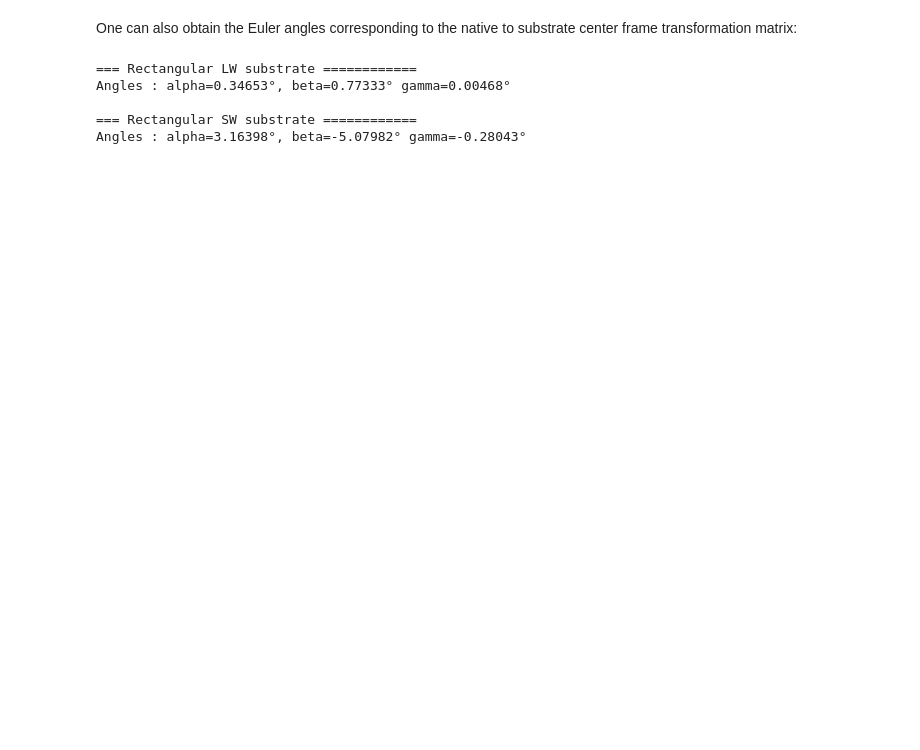
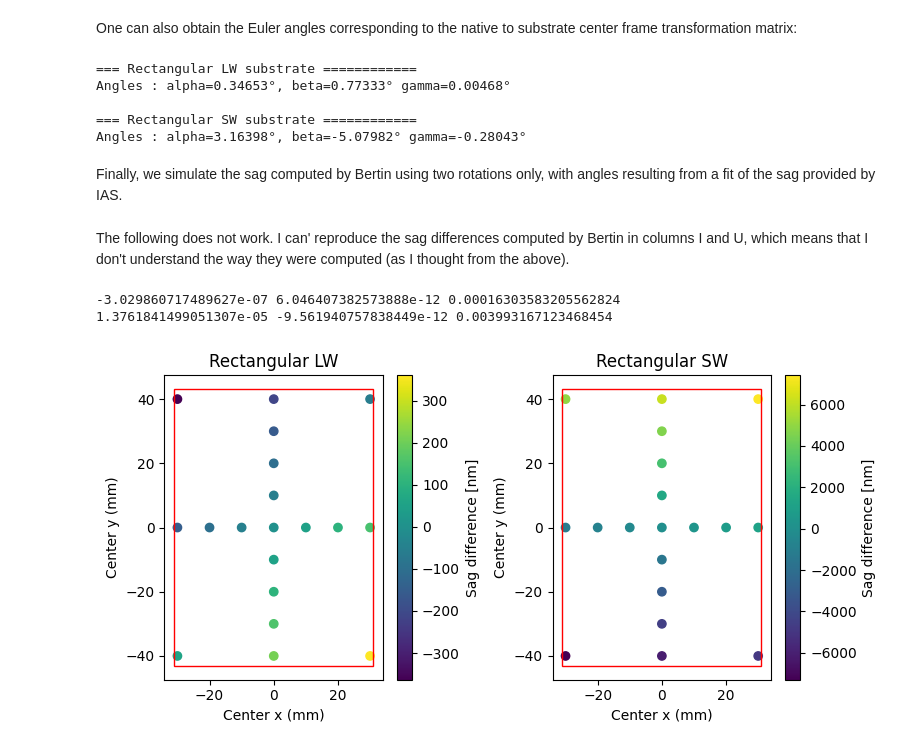
Before and after one commit to frederic-auchere/solar_c, a Jupyter notebook: sag_validation_with_bertin.ipynb, the cells around one changed output. Cells and saved outputs as stored; diff of their text form; code cells hidden in the pictures; blank space fills up the shorter version.

```diff
--- a/sag_validation_with_bertin.ipynb
+++ b/sag_validation_with_bertin.ipynb
@@ -279,3 +282,62 @@ Angles : alpha=0.34653°, beta=0.77333° gamma=0.00468°
 
 === Rectangular SW substrate ============
 Angles : alpha=3.16398°, beta=-5.07982° gamma=-0.28043°
+# %% [markdown]
+Finally, we simulate the sag computed by Bertin using two rotations only, with angles resulting from a fit of the sag provided by IAS.
+# %%
+sw_angles = [3.141628, -5.084720, 0]  # degrees
+lw_angles = [0.346669, 0.773625, 0]   # degrees
+# %% [markdown]
+The following does not work. I can' reproduce the sag differences computed by Bertin in columns I and U, which means that I don't understand the way they were computed (as I thought from the above).
+# %%
+fig, axes = plt.subplots(1, 2, tight_layout=True, figsize=(8, 4))
+
+for substrate_center, angles, ax in zip(substrates_center, [lw_angles, sw_angles], axes):
+
+    origin_x, origin_y, origin_z = substrate_center.surface.rotation_matrix()[:, 3]
+    rotation = Rotation.from_euler('xyz', (angles[0], angles[1], angles[2]), degrees=True).as_matrix()
+    translation = np.array([[1, 0, 0, -origin_x],
+                            [0, 1, 0, -origin_y],
+                            [0, 0, 1, -origin_z]])
+    inverse_rotation_matrix = rotation @ translation
+
+    # Create a surface identical to that of the substrate,
+    # but defined in its 'native' coordinates, ie with no shift and no tilt
+    native_surface = copy.deepcopy(substrate_center.surface)
+    native_surface.dx, native_surface.dy, native_surface.dz = 0, 0, 0
+    native_surface.alpha, native_surface.beta, native_surface.gamma = 0, 0, 0
+
+    # define a regular grid in the surface native coordinates with enough margin to cover the substrate
+    x_half_width = int(substrate_center.aperture.x_width / 2 + abs(substrate_center.surface.dx) + 2 * dx)
+    y_half_width = int(substrate_center.aperture.y_width / 2 + abs(substrate_center.surface.dy) + 2 * dy)
+    nx = int(2 * x_half_width / dx)
+    nx += (nx + 1) % 2
+    ny = int(2 * y_half_width / dy)
+    ny += (ny + 1) % 2
+    x_surface_native, y_surface_native = np.meshgrid(np.linspace(-x_half_width, x_half_width, nx),
+                                                     np.linspace(-y_half_width, y_half_width, ny))
+    # compute the corresponding sag
+    z_surface_native = native_surface.sag((x_surface_native, y_surface_native))
+
+    # Transform the coordinates from surface to substrate center coordinates
+    xyz = np.stack((x_surface_native.ravel(),
+                    y_surface_native.ravel(),
+                    z_surface_native.ravel(),
+                    np.ones(x_surface_native.size)))
+    # x_surface_center, y_surface_center, z_surface_center = substrate_center.surface.inverse_rotation_matrix() @ xyz
+    # print(substrate_center.surface.inverse_rotation_matrix())
+    x_surface_center, y_surface_center, z_surface_center = inverse_rotation_matrix @ xyz
+
+    # Interpolation at Bertin' locations
+    xy = (grid_center[0].flatten(), grid_center[1].flatten())
+    z = griddata((x_surface_center, y_surface_center), z_surface_center, xy, rescale=True, method='cubic').reshape(grid_center[0].shape)[iy, ix]
+
+    delta = substrate_center.sag(grid_center)[iy, ix] - z
+    delta *= 1e6 # convert to [nm]
+    plot_delta(ax, delta)
+    ax.set_title(substrate_center.name)
+    print(np.mean(delta.data) / 1e6, np.median(delta.data) / 1e6, np.std(delta.data) / 1e6)
+# %% [output]
+-3.029860717489627e-07 6.046407382573888e-12 0.00016303583205562824
+1.3761841499051307e-05 -9.561940757838449e-12 0.003993167123468454
+[figure, added]
```
Also changed, not shown: parts of 10 cells of this notebook.
